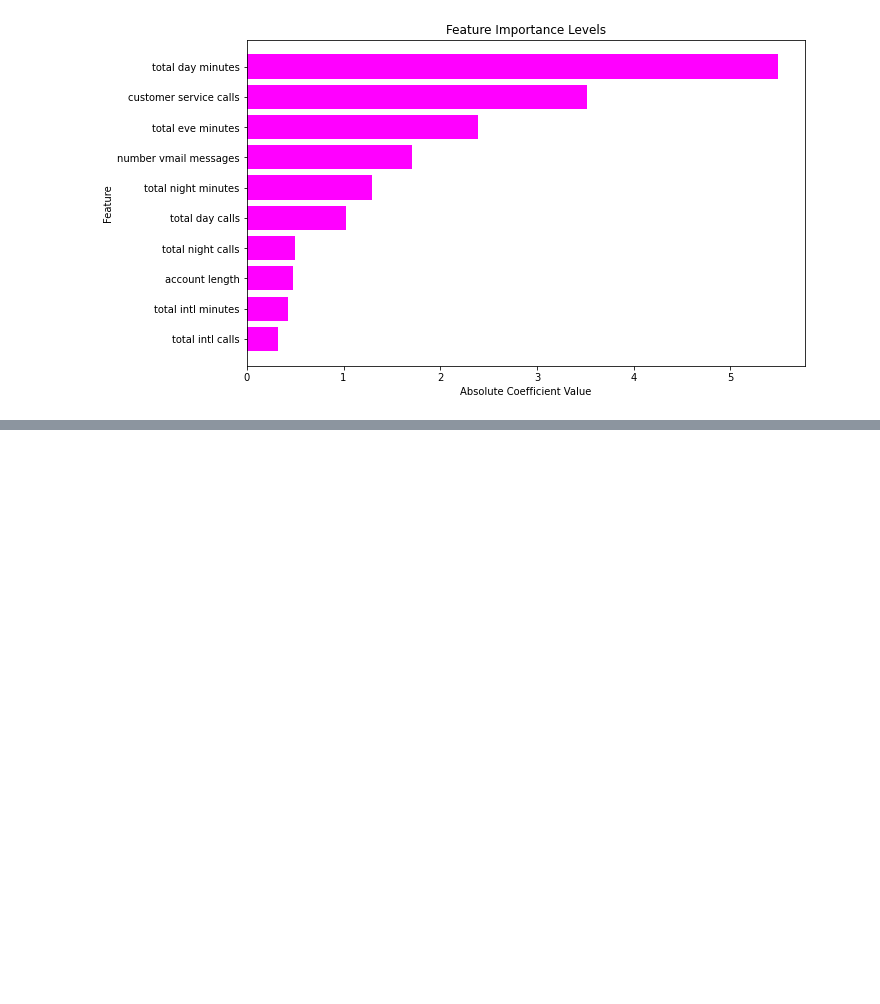
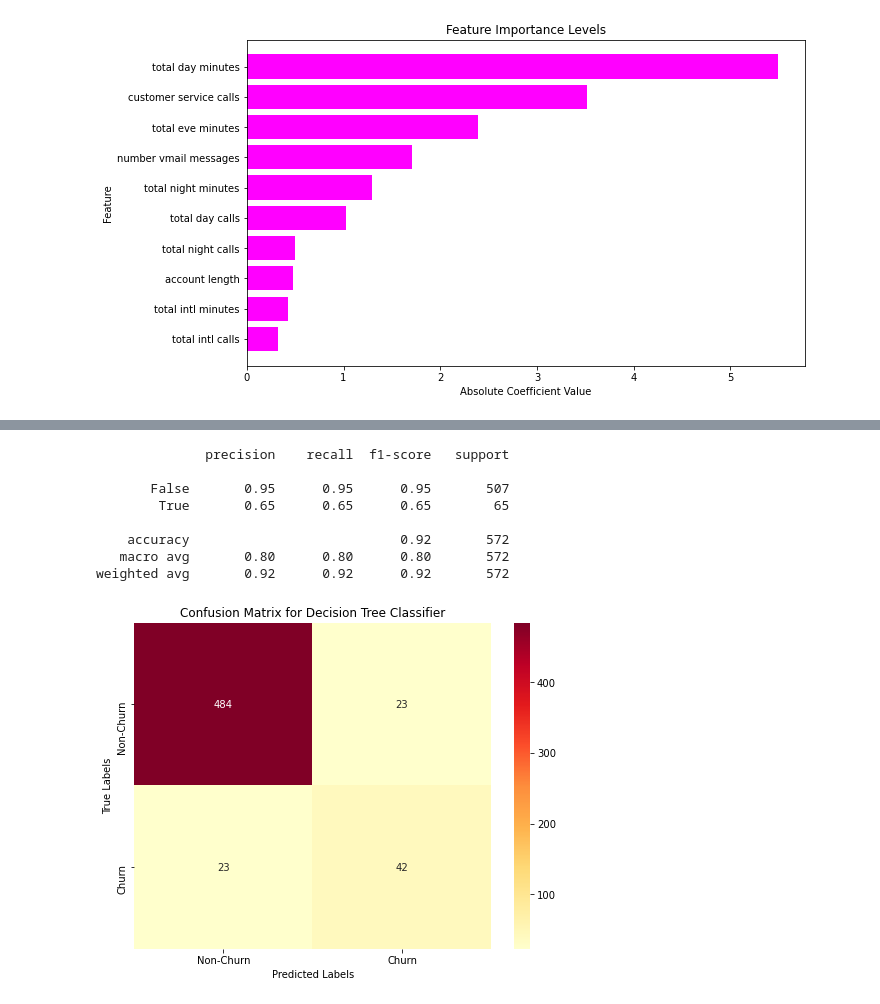
Before and after one commit to Agai-Beryl/Predicting-Customer-Churn-For-A-Leading-Telco-Using-Machine-Learning, a Jupyter notebook: MachineLearning.ipynb, the cells around one changed output, grey strips where cells are left out. Cells and saved outputs as stored; diff of their text form; code cells hidden in the pictures; blank space fills up the shorter version.

Commit message:
Create Decision Tree Classifier

```diff
--- a/MachineLearning.ipynb
+++ b/MachineLearning.ipynb
@@ -1191,0 +1199,40 @@ plt.show()
+# %%
+class DecisionTreePredictor:
+    def __init__(self, X_train, y_train, X_test, y_test):
+        self.X_train, self.y_train = X_train, y_train
+        self.X_test, self.y_test = X_test, y_test
+        self.model = DecisionTreeClassifier(random_state=42)
+
+    def train(self):
+        self.model.fit(self.X_train, self.y_train)
+
+    def evaluate(self):
+        y_pred = self.model.predict(self.X_test)
+        print(classification_report(self.y_test, y_pred))
+        cm = confusion_matrix(self.y_test, y_pred)
+        plt.figure(figsize=(8, 6))
+        sns.heatmap(cm, annot=True, fmt='d', cmap='YlOrRd', xticklabels=['Non-Churn', 'Churn'], yticklabels=['Non-Churn', 'Churn'])
+        plt.xlabel('Predicted Labels')
+        plt.ylabel('True Labels')
+        plt.title('Confusion Matrix for Decision Tree Classifier')
+        plt.show()
+
+    def predict(self, X_new):
+        return self.model.predict(X_new)
+
+# Instantiate DecisionTreePredictor and train the model
+decision_tree_predictor = DecisionTreePredictor(X_train, y_train, X_test, y_test)
+decision_tree_predictor.train()
+
+# Evaluate the model and visualize the confusion matrix
+decision_tree_predictor.evaluate()
+# %% [output]
+              precision    recall  f1-score   support
+
+       False       0.95      0.95      0.95       507
+        True       0.65      0.65      0.65        65
+
+    accuracy                           0.92       572
+   macro avg       0.80      0.80      0.80       572
+weighted avg       0.92      0.92      0.92       572
+[figure, added]
```
Also changed, not shown: parts of 4 cells of this notebook.
